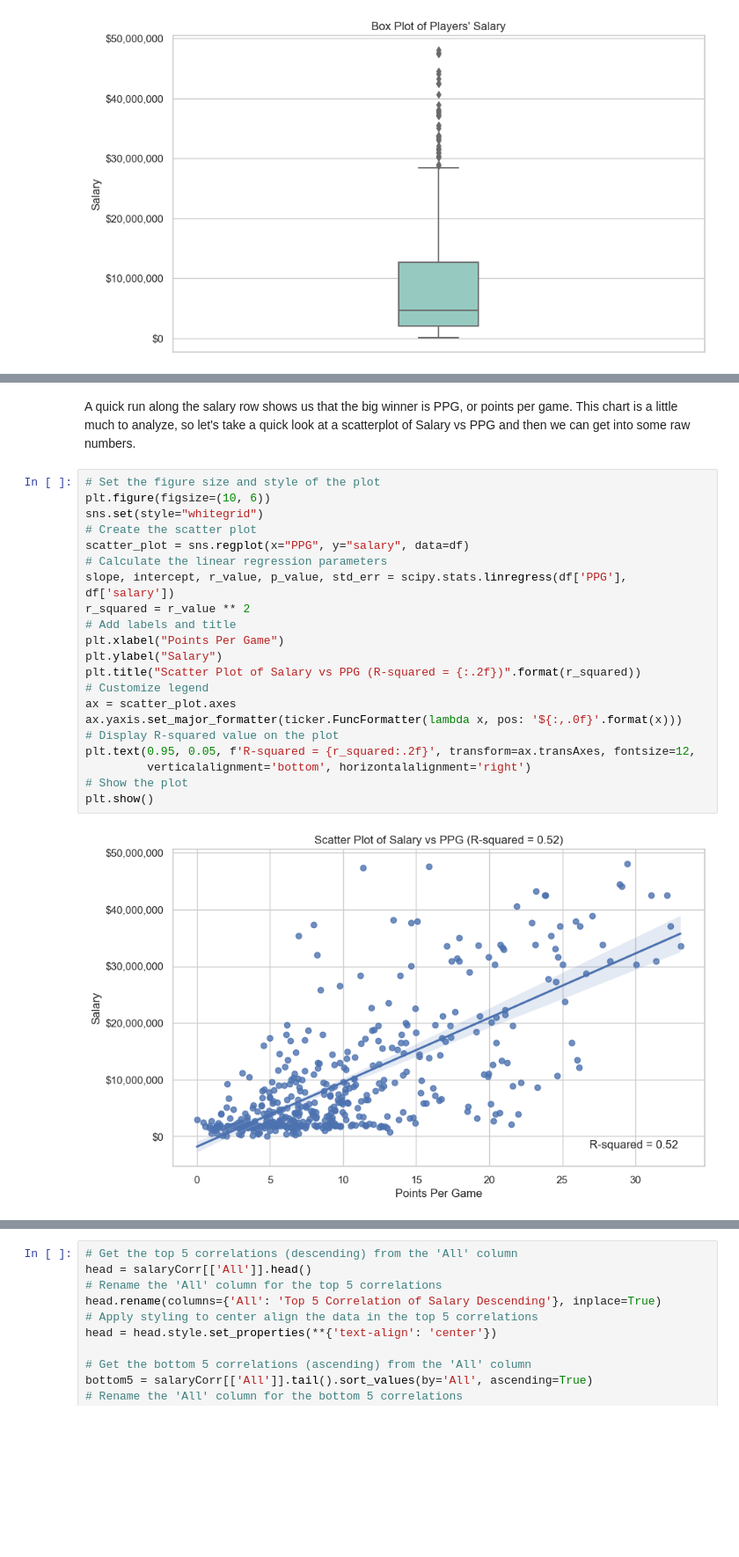
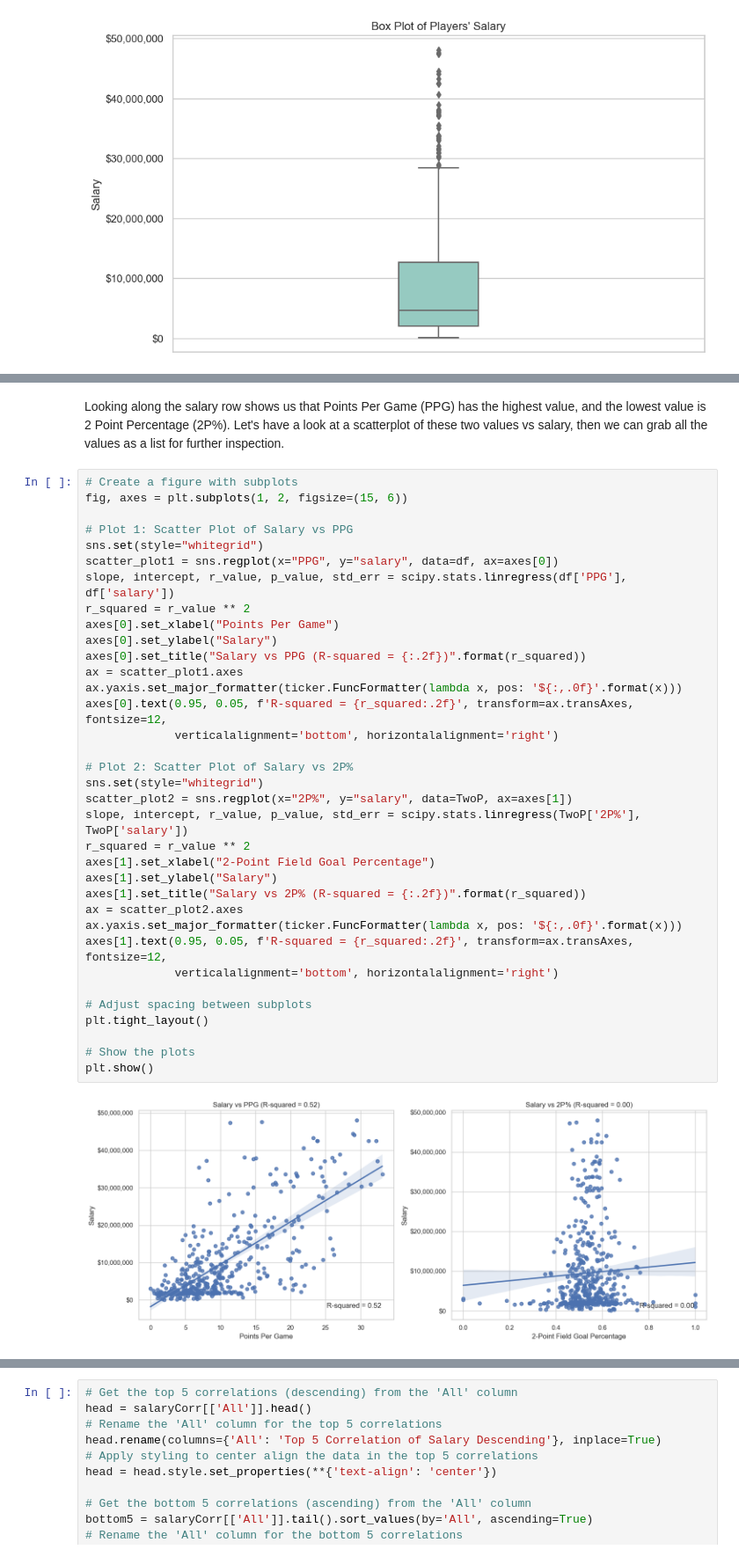
Before and after one commit to Harg-Ryan/NBA-Salary-Exploratory-Analysis-2022_23-Season, a Jupyter notebook: notebooks/NBASalaryAnalysisReport.ipynb, the cells around one changed output, grey strips where cells are left out. Shown at 88% size. Saved outputs shown, nothing was run; the diff lists cells and outputs as text; blank space fills up the shorter version.

Commit message:
formatting section by section
also moved a method to salaryanalysis to be called from there instead of in the notebook

```diff
--- a/notebooks/NBASalaryAnalysisReport.ipynb
+++ b/notebooks/NBASalaryAnalysisReport.ipynb
@@ -187,25 +175,39 @@ plt.show()
-# %% [markdown]
-A quick run along the salary row shows us that the big winner is PPG, or points per game. This chart is a little much to analyze, so let's take a quick look at a scatterplot of Salary vs PPG and then we can get into some raw numbers.
+# %% [markdown]
+Looking along the salary row shows us that Points Per Game (PPG) has the highest value, and the lowest value is 2 Point Percentage (2P%). Let's have a look at a scatterplot of these two values vs salary, then we can grab all the values as a list for further inspection.
 # %%
-# Set the figure size and style of the plot
-plt.figure(figsize=(10, 6))
+# Create a figure with subplots
+fig, axes = plt.subplots(1, 2, figsize=(15, 6))
+
+# Plot 1: Scatter Plot of Salary vs PPG
 sns.set(style="whitegrid")
-# Create the scatter plot
-scatter_plot = sns.regplot(x="PPG", y="salary", data=df)
-# Calculate the linear regression parameters
+scatter_plot1 = sns.regplot(x="PPG", y="salary", data=df, ax=axes[0])
 slope, intercept, r_value, p_value, std_err = scipy.stats.linregress(df['PPG'], df['salary'])
 r_squared = r_value ** 2
-# Add labels and title
-plt.xlabel("Points Per Game")
-plt.ylabel("Salary")
-plt.title("Scatter Plot of Salary vs PPG (R-squared = {:.2f})".format(r_squared))
-# Customize legend
-ax = scatter_plot.axes
+axes[0].set_xlabel("Points Per Game")
+axes[0].set_ylabel("Salary")
+axes[0].set_title("Salary vs PPG (R-squared = {:.2f})".format(r_squared))
+ax = scatter_plot1.axes
 ax.yaxis.set_major_formatter(ticker.FuncFormatter(lambda x, pos: '${:,.0f}'.format(x)))
-# Display R-squared value on the plot
-plt.text(0.95, 0.05, f'R-squared = {r_squared:.2f}', transform=ax.transAxes, fontsize=12,
-         verticalalignment='bottom', horizontalalignment='right')
-# Show the plot
+axes[0].text(0.95, 0.05, f'R-squared = {r_squared:.2f}', transform=ax.transAxes, fontsize=12,
+             verticalalignment='bottom', horizontalalignment='right')
+
+# Plot 2: Scatter Plot of Salary vs 2P%
+sns.set(style="whitegrid")
+scatter_plot2 = sns.regplot(x="2P%", y="salary", data=TwoP, ax=axes[1])
+slope, intercept, r_value, p_value, std_err = scipy.stats.linregress(TwoP['2P%'], TwoP['salary'])
+r_squared = r_value ** 2
+axes[1].set_xlabel("2-Point Field Goal Percentage")
+axes[1].set_ylabel("Salary")
+axes[1].set_title("Salary vs 2P% (R-squared = {:.2f})".format(r_squared))
+ax = scatter_plot2.axes
+ax.yaxis.set_major_formatter(ticker.FuncFormatter(lambda x, pos: '${:,.0f}'.format(x)))
+axes[1].text(0.95, 0.05, f'R-squared = {r_squared:.2f}', transform=ax.transAxes, fontsize=12,
+             verticalalignment='bottom', horizontalalignment='right')
+
+# Adjust spacing between subplots
+plt.tight_layout()
+
+# Show the plots
 plt.show()
 # %% [output]
-[figure, old version]
+[figure, new version]
```
Also changed, not shown: parts of 33 cells of this notebook, 1 other file.
